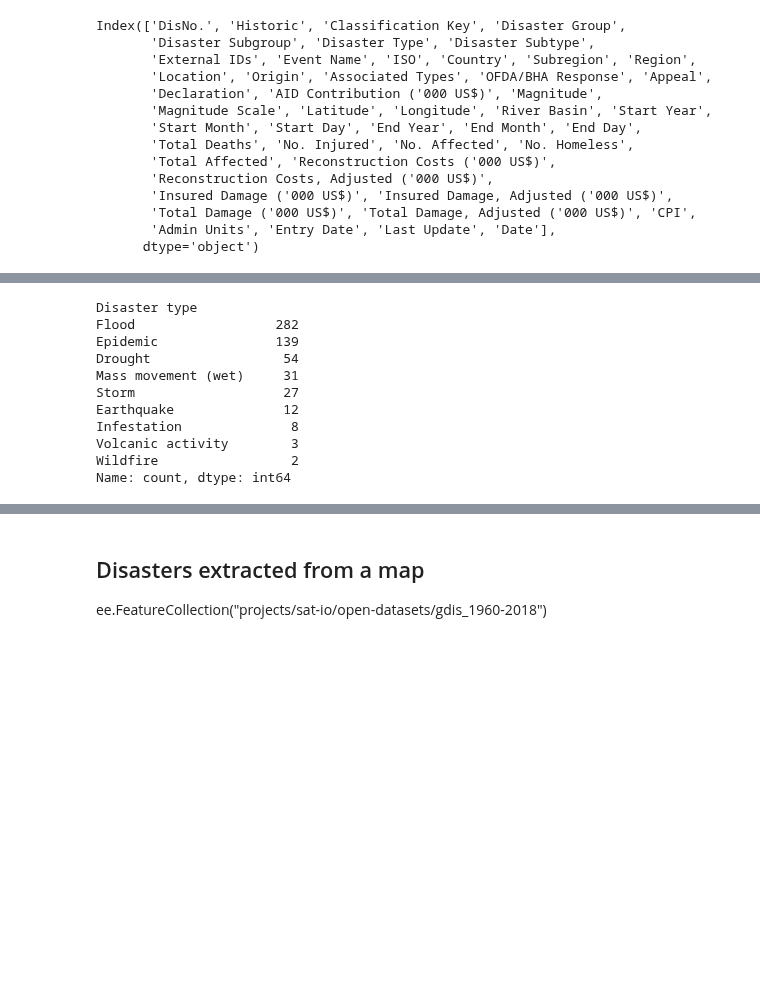
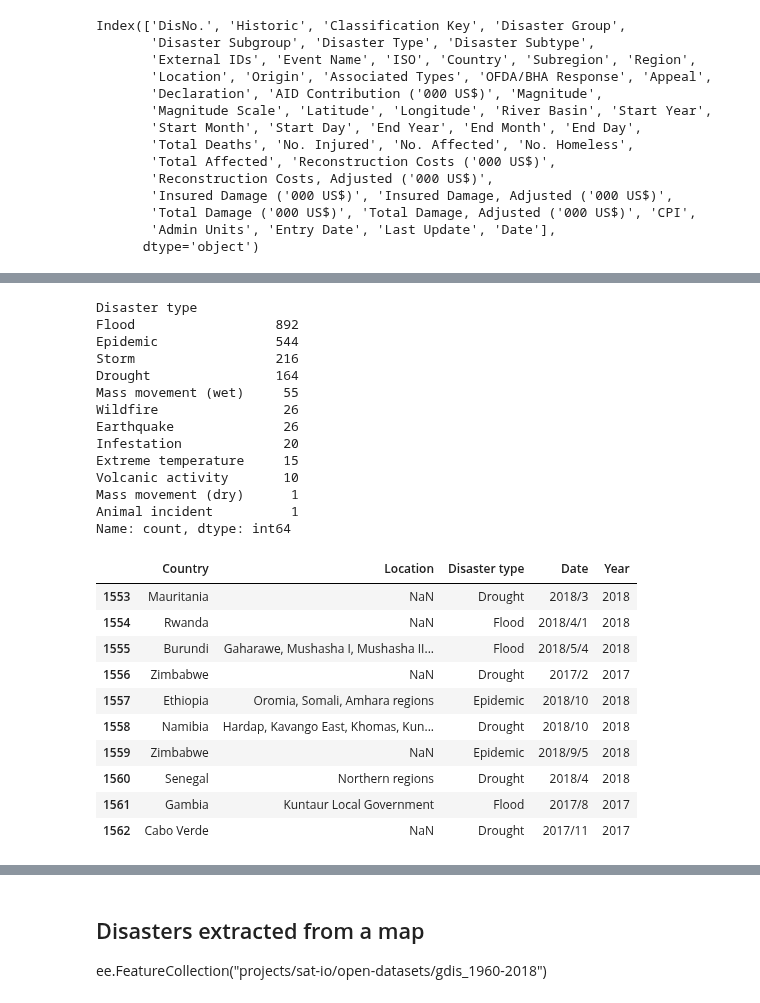
Before and after one commit to 0xpix/CERI-Project, a Jupyter notebook: notebooks/EDA.ipynb, the cells around one changed output, grey strips where cells are left out. Saved outputs shown, nothing was run; the diff lists cells and outputs as text; code cells hidden in the pictures; blank space fills up the shorter version.

```diff
--- a/notebooks/EDA.ipynb
+++ b/notebooks/EDA.ipynb
@@ -203,16 +212,38 @@ Name: count, dtype: int64
 # %%
-sub_saharan_climate_data['Disaster type'].value_counts()
+africa_climate_data['Disaster type'].value_counts()
 # %% [output]
 Disaster type
-Flood                  282
-Epidemic               139
-Drought                 54
-Mass movement (wet)     31
-Storm                   27
-Earthquake              12
-Infestation              8
-Volcanic activity        3
-Wildfire                 2
+Flood                  892
+Epidemic               544
+Storm                  216
+Drought                164
+Mass movement (wet)     55
+Wildfire                26
+Earthquake              26
+Infestation             20
+Extreme temperature     15
+Volcanic activity       10
+Mass movement (dry)      1
+Animal incident          1
 Name: count, dtype: int64
+# %%
+# Filter the data for 2000 - 2018 only
+Years = [2000, 2001, 2002, 2003, 2004, 2005, 2006,
+         2007, 2008, 2009, 2010, 2011, 2012, 2013,
+         2014, 2015, 2016, 2017, 2018]
+africa_climate_Disasters_2000_2018 = africa_climate_data[africa_climate_data['Year'].isin(Years)].reset_index(drop=True)
+africa_climate_Disasters_2000_2018.tail(10)
+# %% [output]
+|  | Country | Location | Disaster type | Date | Year |
+| 1553 | Mauritania | NaN | Drought | 2018/3 | 2018 |
+| 1554 | Rwanda | NaN | Flood | 2018/4/1 | 2018 |
+| 1555 | Burundi | Gaharawe, Mushasha I, Mushasha II... | Flood | 2018/5/4 | 2018 |
+| 1556 | Zimbabwe | NaN | Drought | 2017/2 | 2017 |
+| 1557 | Ethiopia | Oromia, Somali, Amhara regions | Epidemic | 2018/10 | 2018 |
+| 1558 | Namibia | Hardap, Kavango East, Khomas, Kun... | Drought | 2018/10 | 2018 |
+| 1559 | Zimbabwe | NaN | Epidemic | 2018/9/5 | 2018 |
+| 1560 | Senegal | Northern regions | Drought | 2018/4 | 2018 |
+| 1561 | Gambia | Kuntaur Local Government | Flood | 2017/8 | 2017 |
+| 1562 | Cabo Verde | NaN | Drought | 2017/11 | 2017 |
 # %%
 disaster_filter = 'Flood'
```
Also changed, not shown: parts of 24 cells of this notebook.
